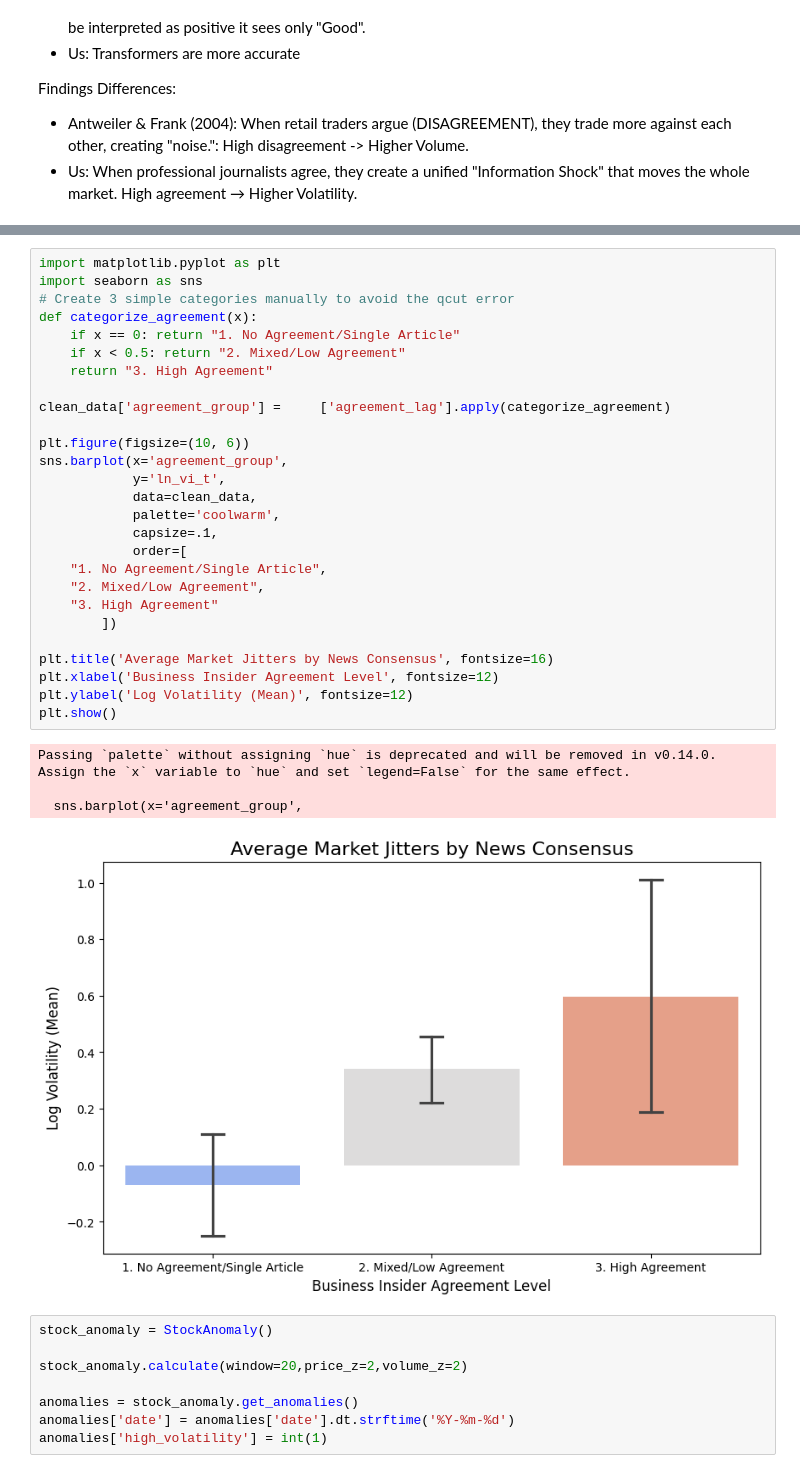
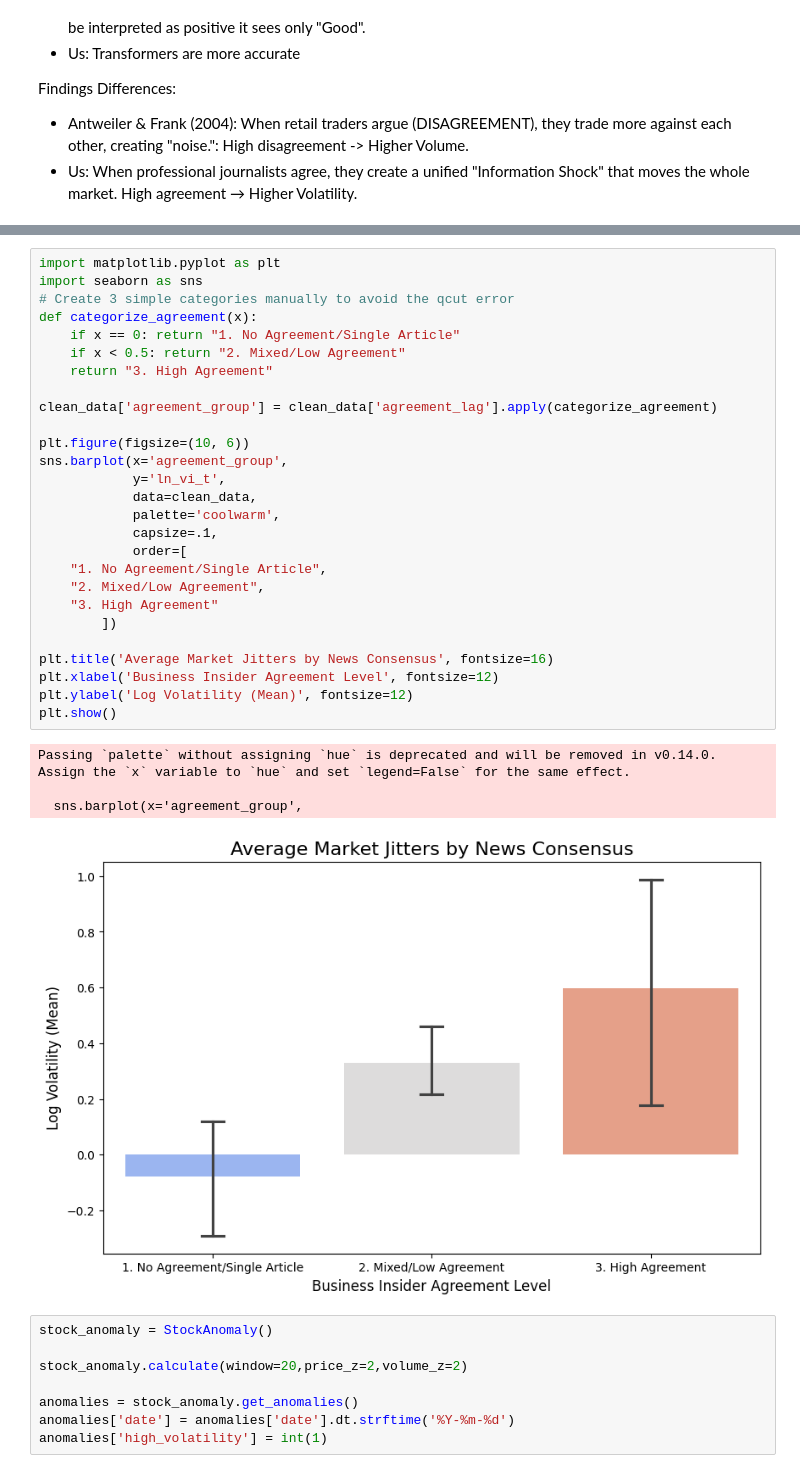
Before and after one commit to LeonSavi/T-M-Project, a Jupyter notebook: paper_rep.ipynb, the cells around one changed output, grey strips where cells are left out. Saved outputs shown, nothing was run; the diff lists cells and outputs as text.

```diff
--- a/paper_rep.ipynb
+++ b/paper_rep.ipynb
@@ -304,35 +356,35 @@ Notes:
 # %%
 import matplotlib.pyplot as plt
 import seaborn as sns
 # Create 3 simple categories manually to avoid the qcut error
 def categorize_agreement(x):
     if x == 0: return "1. No Agreement/Single Article"
     if x < 0.5: return "2. Mixed/Low Agreement"
     return "3. High Agreement"
 
-clean_data['agreement_group'] =     ['agreement_lag'].apply(categorize_agreement)
+clean_data['agreement_group'] = clean_data['agreement_lag'].apply(categorize_agreement)
 
 plt.figure(figsize=(10, 6))
 sns.barplot(x='agreement_group',
             y='ln_vi_t',
             data=clean_data,
             palette='coolwarm',
             capsize=.1,
             order=[
     "1. No Agreement/Single Article",
     "2. Mixed/Low Agreement",
     "3. High Agreement"
         ])
 
 plt.title('Average Market Jitters by News Consensus', fontsize=16)
 plt.xlabel('Business Insider Agreement Level', fontsize=12)
 plt.ylabel('Log Volatility (Mean)', fontsize=12)
 plt.show()
 # %% [output]
 Passing `palette` without assigning `hue` is deprecated and will be removed in v0.14.0. Assign the `x` variable to `hue` and set `legend=False` for the same effect.
 
   sns.barplot(x='agreement_group',
-[figure, old version]
+[figure, new version]
 # %%
 stock_anomaly = StockAnomaly()
 
```
Also changed, not shown: parts of 20 cells of this notebook, 4 other files.
